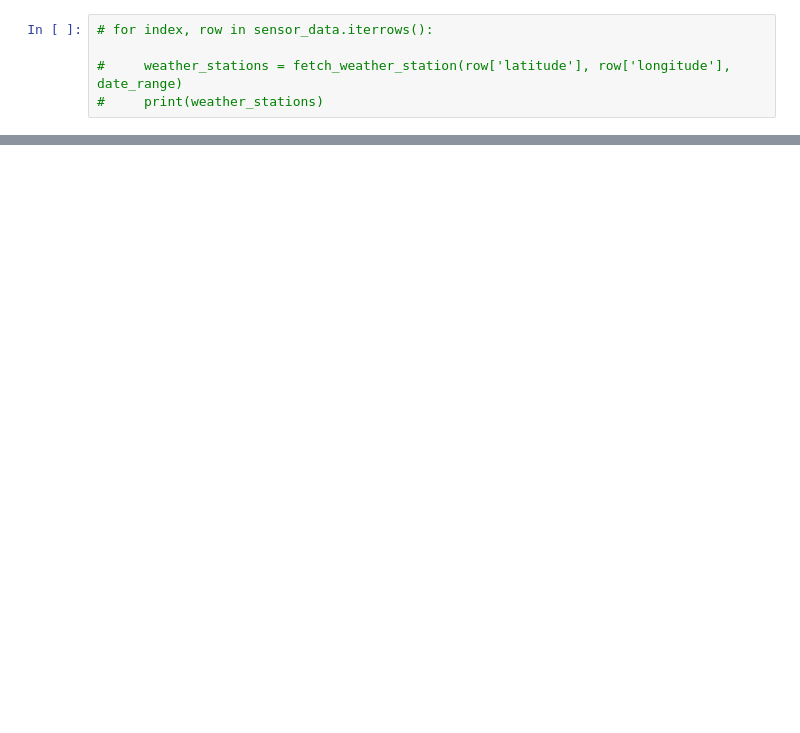
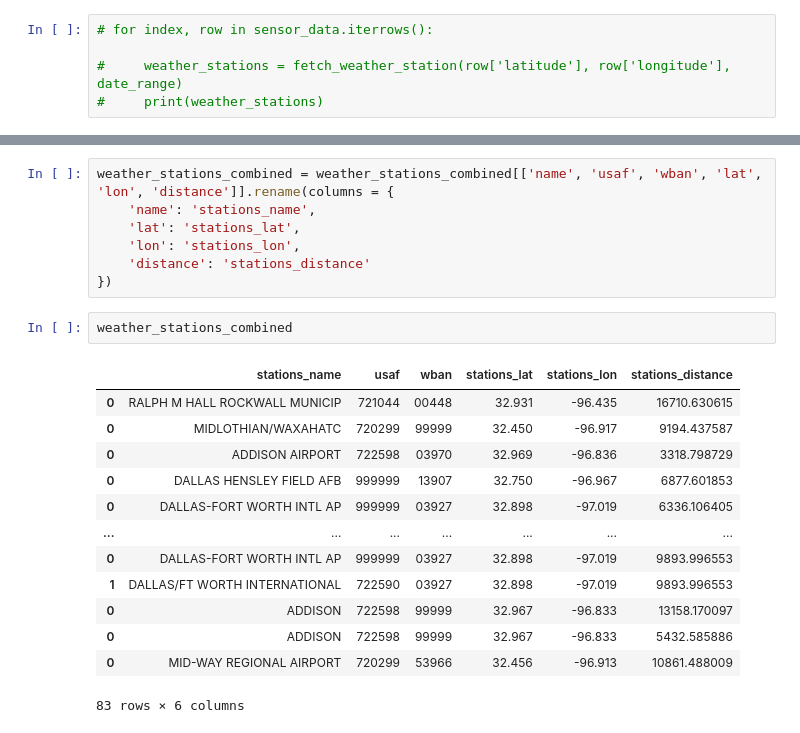
Before and after one commit to siwa-p/Air-quality-monitoring-and-prediction-using-PurpleAir-data, a Jupyter notebook: notebooks/merging_weatherdata_to_sensor_data.ipynb, the cells around one changed output, grey strips where cells are left out. Cells and saved outputs as stored; diff of their text form; blank space fills up the shorter version.

```diff
--- a/notebooks/merging_weatherdata_to_sensor_data.ipynb
+++ b/notebooks/merging_weatherdata_to_sensor_data.ipynb
@@ -402,0 +382,23 @@ array(['RALPH M HALL ROCKWALL MUNICIP', 'MIDLOTHIAN/WAXAHATC',
+# %%
+weather_stations_combined = weather_stations_combined[['name', 'usaf', 'wban', 'lat', 'lon', 'distance']].rename(columns = {
+    'name': 'stations_name',
+    'lat': 'stations_lat',
+    'lon': 'stations_lon',
+    'distance': 'stations_distance'
+})
+# %%
+weather_stations_combined
+# %% [output]
+|  | stations_name | usaf | wban | stations_lat | stations_lon | stations_distance |
+| 0 | RALPH M HALL ROCKWALL MUNICIP | 721044 | 00448 | 32.931 | -96.435 | 16710.630615 |
+| 0 | MIDLOTHIAN/WAXAHATC | 720299 | 99999 | 32.450 | -96.917 | 9194.437587 |
+| 0 | ADDISON AIRPORT | 722598 | 03970 | 32.969 | -96.836 | 3318.798729 |
+| 0 | DALLAS HENSLEY FIELD AFB | 999999 | 13907 | 32.750 | -96.967 | 6877.601853 |
+| 0 | DALLAS-FORT WORTH INTL AP | 999999 | 03927 | 32.898 | -97.019 | 6336.106405 |
+| ... | ... | ... | ... | ... | ... | ... |
+| 0 | DALLAS-FORT WORTH INTL AP | 999999 | 03927 | 32.898 | -97.019 | 9893.996553 |
+| 1 | DALLAS/FT WORTH INTERNATIONAL | 722590 | 03927 | 32.898 | -97.019 | 9893.996553 |
+| 0 | ADDISON | 722598 | 99999 | 32.967 | -96.833 | 13158.170097 |
+| 0 | ADDISON | 722598 | 99999 | 32.967 | -96.833 | 5432.585886 |
+| 0 | MID-WAY REGIONAL AIRPORT | 720299 | 53966 | 32.456 | -96.913 | 10861.488009 |
+83 rows × 6 columns
```
Also changed, not shown: parts of 26 cells of this notebook, 3 other files.
